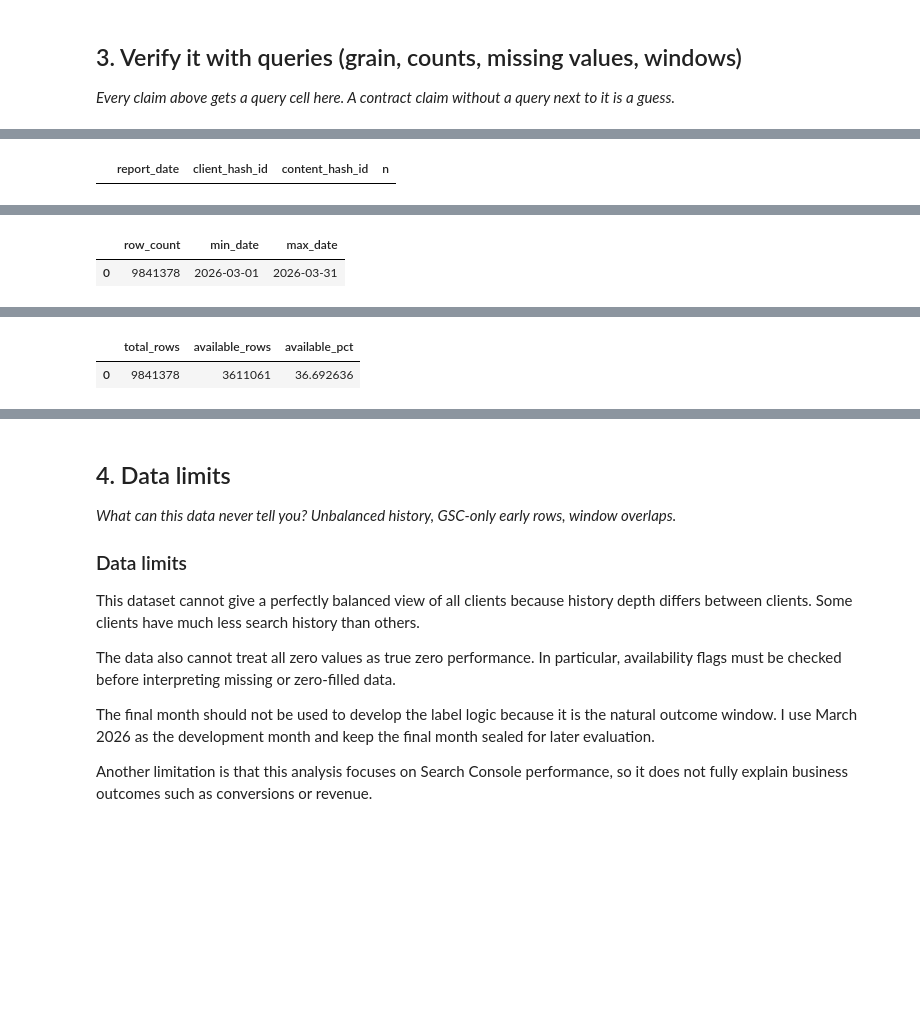
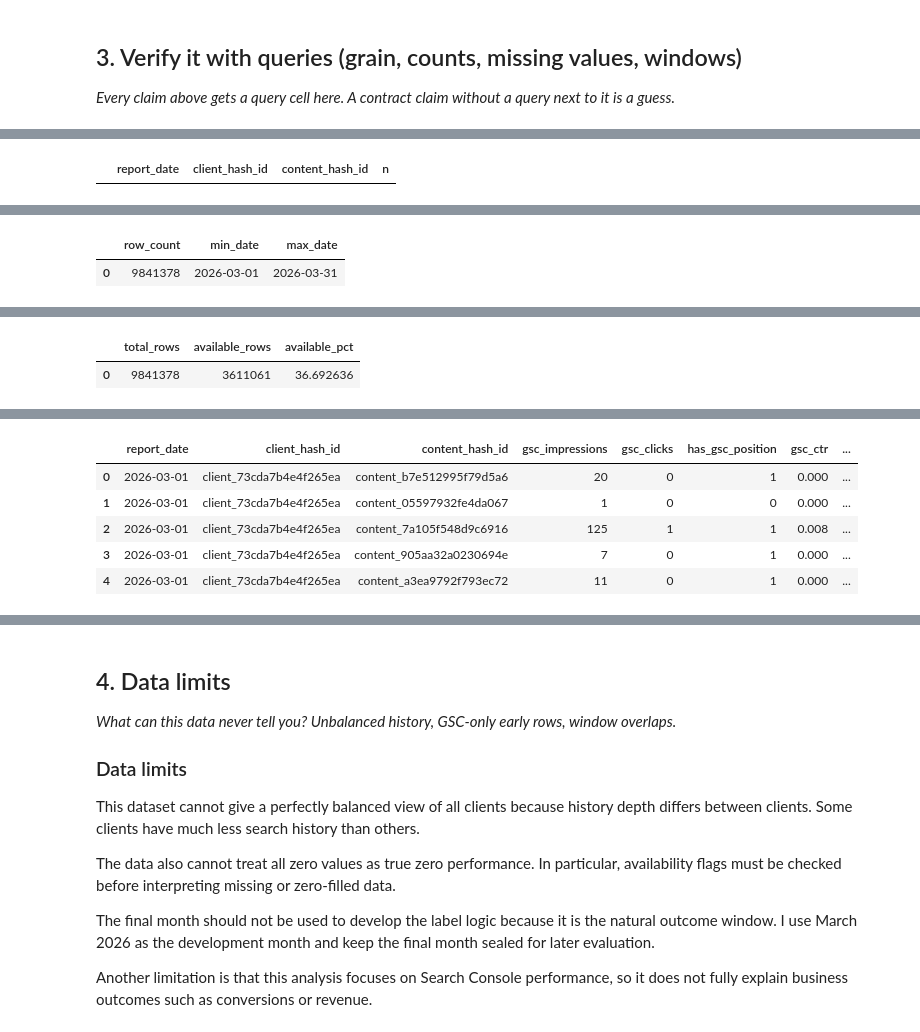
Before and after one commit to furkankumrudev/flyrank-ml-internship, a Jupyter notebook: work/notebooks/w03_data_contract.ipynb, the cells around one changed output, grey strips where cells are left out. Saved outputs shown, nothing was run; the diff lists cells and outputs as text; code cells hidden in the pictures; blank space fills up the shorter version.

```diff
--- a/work/notebooks/w03_data_contract.ipynb
+++ b/work/notebooks/w03_data_contract.ipynb
@@ -112,7 +115,16 @@ Field availability and context check for March 2026:
 # This cell is for CODE (numbers, a query, a check).
 # Write your text answer in the cell ABOVE this one — typing sentences here breaks Run All.
 
-# 1. Grain check
+from sklearn.ensemble import RandomForestClassifier
+from sklearn.metrics import roc_auc_score
+from sklearn.model_selection import train_test_split
+import numpy as np
+
+# ==========================================
+# 1. THREE VERIFICATION QUERIES
+# ==========================================
+
+# Fact 1: Grain Check (Empty DataFrame proves grain holds: report_date x client x content)
 grain_check = con.sql(f"""
 SELECT
     report_date,
@@ -125,11 +137,11 @@ HAVING COUNT(*) > 1
 LIMIT 5
 """).df()
 
-print("Duplicate grain rows:")
+print("Fact 1 — Duplicate grain rows (must return empty):")
 display(grain_check)
 
 
-# 2. Row count + date span
+# Fact 2: Slice Row Count and Date Span
 count_check = con.sql(f"""
 SELECT
     COUNT(*) AS row_count,
@@ -138,11 +150,11 @@ SELECT
 FROM {fact_daily}
 """).df()
 
-print("March 2026 row count and date span:")
+print("Fact 2 — March 2026 row count and date span:")
 display(count_check)
 
 
-# 3. Availability check
+# Fact 3: Availability Check (using IS TRUE)
 availability_check = con.sql(f"""
 SELECT
     COUNT(*) AS total_rows,
@@ -155,6 +167,64 @@ SELECT
 FROM {fact_daily}
 """).df()
 
-print("GSC availability:")
+print("Fact 3 — GSC availability filtered with IS TRUE:")
 display(availability_check)
+
+
+# ==========================================
+# 2. FIVE-FEATURE FRAME (March 2026 slice)
+# ==========================================
+
+feature_frame = con.sql(f"""
+SELECT
+    report_date,
+    client_hash_id,
+    content_hash_id,
+    gsc_impressions,
+    gsc_clicks,
+    CASE WHEN gsc_avg_position > 0 THEN 1 ELSE 0 END AS has_gsc_position,
+    CASE WHEN gsc_impressions > 0 THEN (gsc_clicks * 1.0 / gsc_impressions) ELSE 0.0 END AS gsc_ctr,
+    COALESCE(gsc_avg_position, 0.0) AS gsc_avg_position_clean
+FROM {fact_daily}
+WHERE gsc_data_available IS TRUE
+LIMIT 10000
+""").df()
+
+print("\n--- 5-Feature Frame Sample (10,000 rows) ---")
+display(feature_frame.head())
+
+
+# ==========================================
+# 3. THE LEAKAGE TRAP EXPERIMENT
+# ==========================================
+
+df_exp = feature_frame.copy()
+
+# Proxy Label: Content performing at or below median impressions (1 = declining/low, 0 = active)
+median_imp = df_exp['gsc_impressions'].median()
+df_exp['is_declining_label'] = (df_exp['gsc_impressions'] <= median_imp).astype(int)
+
+# --- 3a. The Trap: Deliberate Target Leak ---
+df_exp['leaked_target_proxy'] = df_exp['is_declining_label'] * 0.95 + np.random.normal(0, 0.01, size=len(df_exp))
+
+features_leaked = ['gsc_clicks', 'has_gsc_position', 'gsc_ctr', 'gsc_avg_position_clean', 'leaked_target_proxy']
+X_train_l, X_test_l, y_train_l, y_test_l = train_test_split(
+    df_exp[features_leaked], df_exp['is_declining_label'], test_size=0.3, random_state=42, stratify=df_exp['is_declining_label']
+)
+
+model_leaked = RandomForestClassifier(max_depth=3, random_state=42)
+model_leaked.fit(X_train_l, y_train_l)
+auc_leaked = roc_auc_score(y_test_l, model_leaked.predict_proba(X_test_l)[:, 1])
+print(f"\n🚨 [THE TRAP] Leaked Model ROC-AUC: {auc_leaked:.4f} (Artificially inflated due to leaked feature)")
+
+# --- 3b. The Honest Model: Leak removed, honest baseline retained ---
+features_honest = ['gsc_clicks', 'has_gsc_position', 'gsc_ctr', 'gsc_avg_position_clean']
+X_train_h, X_test_h, y_train_h, y_test_h = train_test_split(
+    df_exp[features_honest], df_exp['is_declining_label'], test_size=0.3, random_state=42, stratify=df_exp['is_declining_label']
+)
+
+model_honest = RandomForestClassifier(max_depth=3, random_state=42)
+model_honest.fit(X_train_h, y_train_h)
+auc_honest = roc_auc_score(y_test_h, model_honest.predict_proba(X_test_h)[:, 1])
+print(f"✅ [HONEST MODEL] Non-leaked ROC-AUC: {auc_honest:.4f} (True decision-time baseline)")
 # %% [output]
@@ -168,0 +240,6 @@ GSC availability:
+|  | report_date | client_hash_id | content_hash_id | gsc_impressions | gsc_clicks | has_gsc_position | gsc_ctr | ... |
+| 0 | 2026-03-01 | client_73cda7b4e4f265ea | content_b7e512995f79d5a6 | 20 | 0 | 1 | 0.000 | ... |
+| 1 | 2026-03-01 | client_73cda7b4e4f265ea | content_05597932fe4da067 | 1 | 0 | 0 | 0.000 | ... |
+| 2 | 2026-03-01 | client_73cda7b4e4f265ea | content_7a105f548d9c6916 | 125 | 1 | 1 | 0.008 | ... |
+| 3 | 2026-03-01 | client_73cda7b4e4f265ea | content_905aa32a0230694e | 7 | 0 | 1 | 0.000 | ... |
+| 4 | 2026-03-01 | client_73cda7b4e4f265ea | content_a3ea9792f793ec72 | 11 | 0 | 1 | 0.000 | ... |
```
Also changed, not shown: parts of 2 cells of this notebook.
